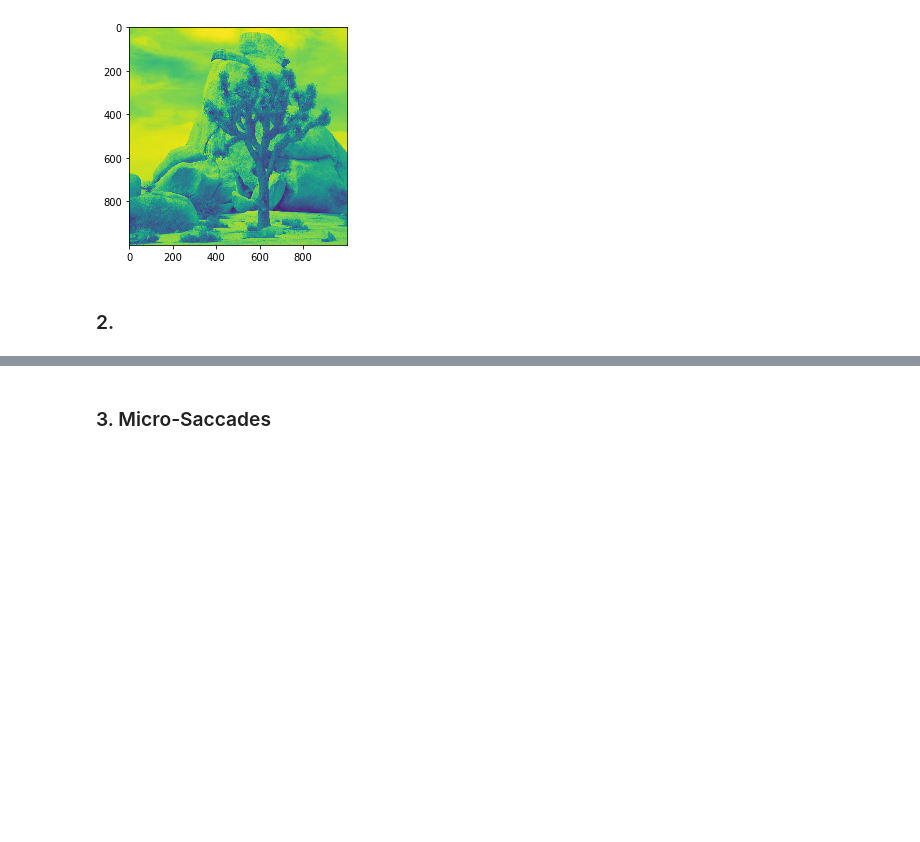
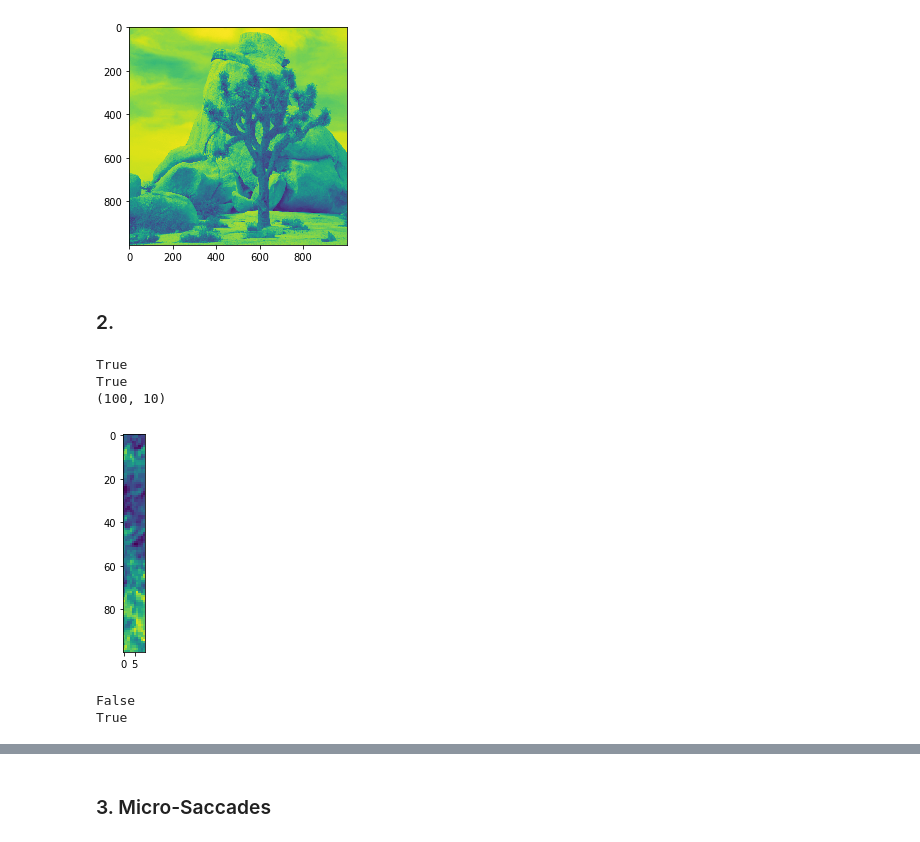
Before and after one commit to DorotheaMueller/mhbf, a Jupyter notebook: ex_1_mueller_dorothea.ipynb, the cells around one changed output, grey strips where cells are left out. Saved outputs shown, nothing was run; the diff lists cells and outputs as text; code cells hidden in the pictures; blank space fills up the shorter version.

```diff
--- a/ex_1_mueller_dorothea.ipynb
+++ b/ex_1_mueller_dorothea.ipynb
@@ -82,3 +108,17 @@ def extract_patch(img, l_x, l_y, x, y):
+# %%
+extracted = extract_patch(img, 10, 100, 400, 850)
+print(extracted.shape)
+plt.imshow(extracted)
+plt.show()
+
+extracted = extract_patch(extracted, 4, 0, 100, 50)
+# %% [output]
+True
+True
+(100, 10)
+[figure, added]
+False
+True
 # %%
 # Testing
 extracted = extract_patch(img, 200, 200, 500, 500)
```
Also changed, not shown: parts of 9 cells of this notebook.
